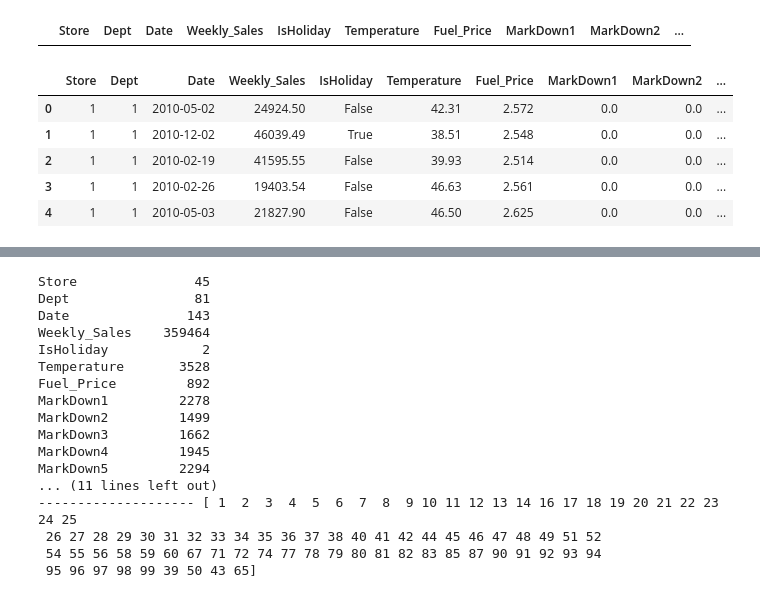
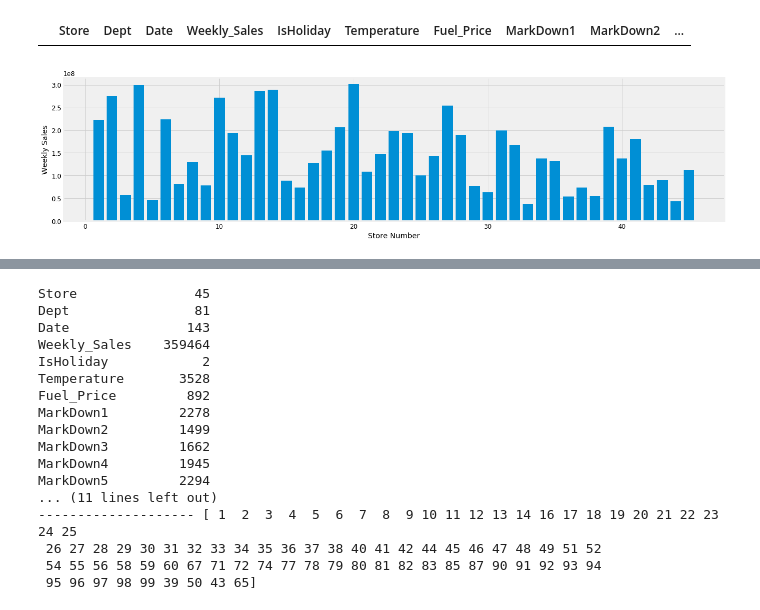
Before and after one commit to curtistr05/Capstone2, a Jupyter notebook: Retail_Analytics.ipynb, the cells around one changed output, grey strips where cells are left out. Cells and saved outputs as stored; diff of their text form; code cells hidden in the pictures.

```diff
--- a/Retail_Analytics.ipynb
+++ b/Retail_Analytics.ipynb
@@ -195,11 +198,9 @@ dfmerged.to_csv('~/Documents/Capstone2/data/retailDataCleaned.csv', index=False)
-# %%
-
-retailDataCleaned = pd.read_csv(r"C:/Users/Curtis/Documents/Capstone2/data/retailDataCleaned.csv")
-retailDataCleaned.head()
-# %% [output]
-|  | Store | Dept | Date | Weekly_Sales | IsHoliday | Temperature | Fuel_Price | MarkDown1 | MarkDown2 | ... |
-| 0 | 1 | 1 | 2010-05-02 | 24924.50 | False | 42.31 | 2.572 | 0.0 | 0.0 | ... |
-| 1 | 1 | 1 | 2010-12-02 | 46039.49 | True | 38.51 | 2.548 | 0.0 | 0.0 | ... |
-| 2 | 1 | 1 | 2010-02-19 | 41595.55 | False | 39.93 | 2.514 | 0.0 | 0.0 | ... |
-| 3 | 1 | 1 | 2010-02-26 | 19403.54 | False | 46.63 | 2.561 | 0.0 | 0.0 | ... |
-| 4 | 1 | 1 | 2010-05-03 | 21827.90 | False | 46.50 | 2.625 | 0.0 | 0.0 | ... |
+# %%
+weekly_sales = dfmerged.groupby(by=['Store'], as_index=False)['Weekly_Sales'].sum()
+plt.figure(figsize=(20,5))
+plt.bar(weekly_sales.Store, weekly_sales.Weekly_Sales)
+plt.xlabel('Store Number')
+plt.ylabel('Weekly Sales')
+plt.show()
+# %% [output]
+[figure, added]
```
Also changed, not shown: parts of 26 cells of this notebook.
